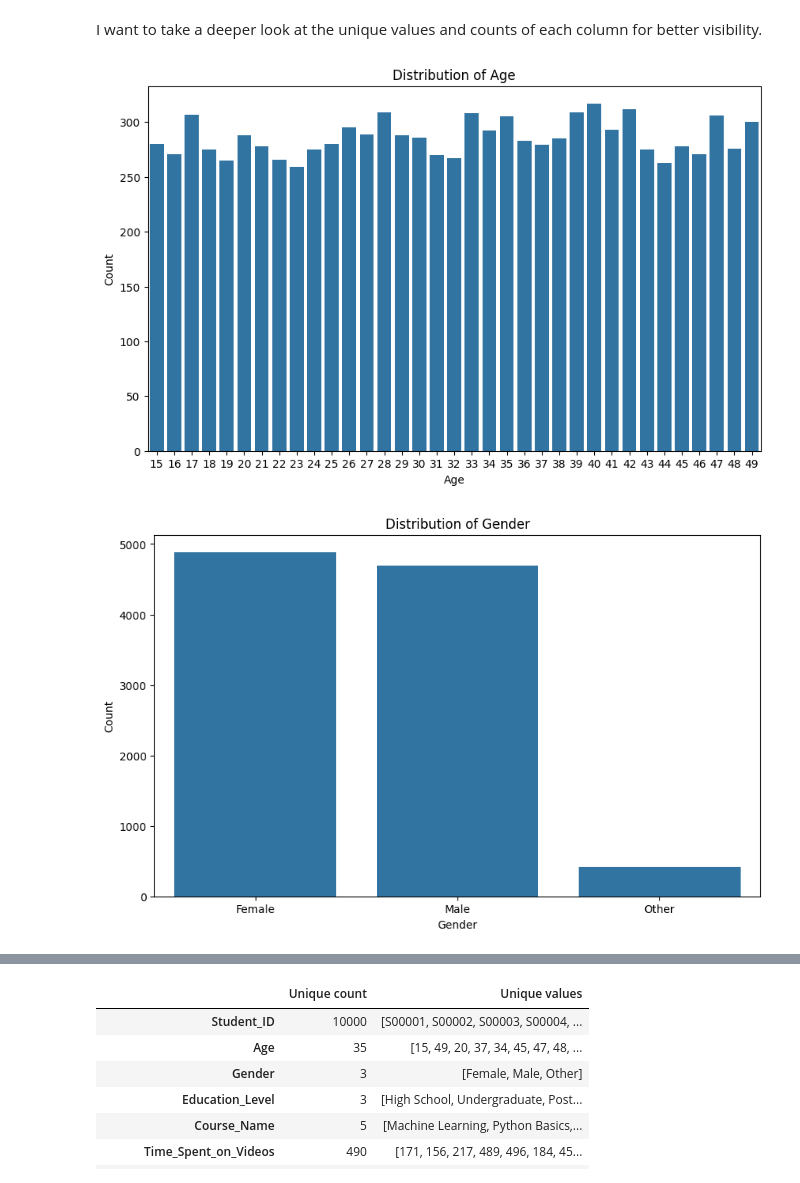
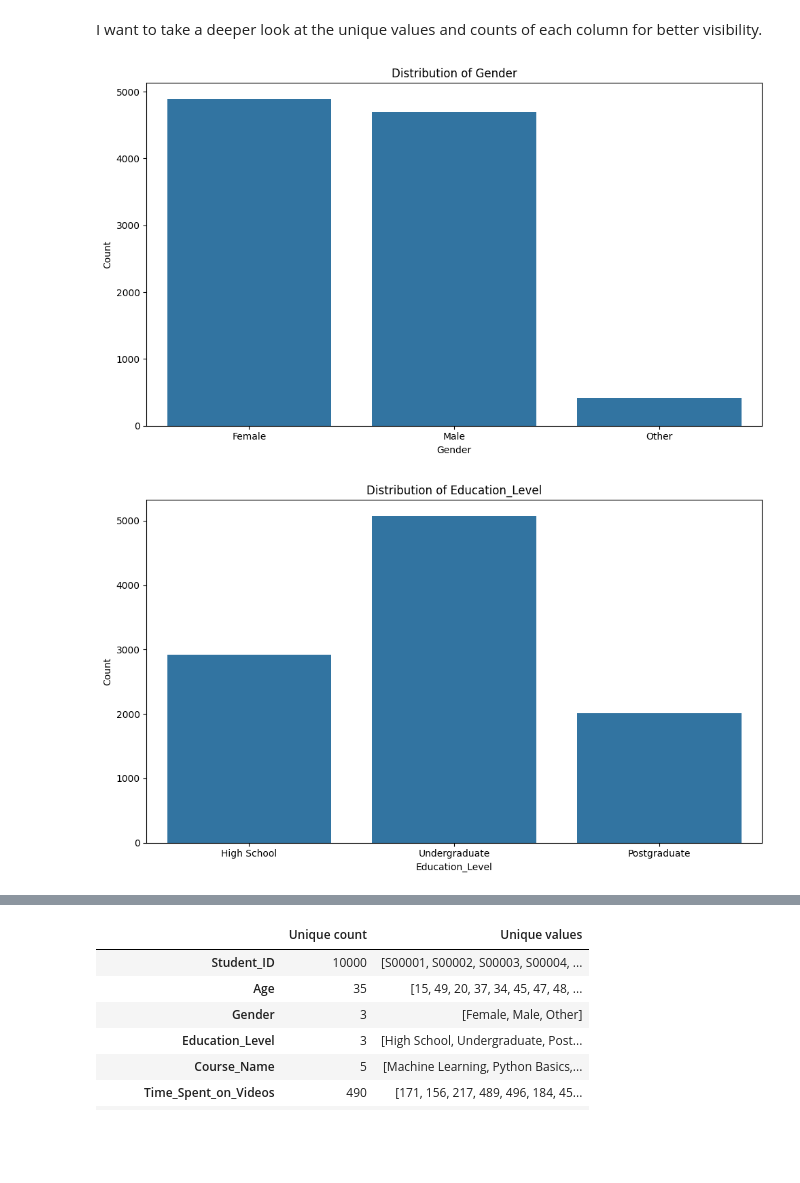
Before and after one commit to narendran-manoharan/synthetic_learning_behavior_analysis, a Jupyter notebook: project_work_jupyter_notebooks/synthetic_learning_behavior_analysis_extract.ipynb, the cells around one changed output, grey strips where cells are left out. Saved outputs shown, nothing was run; the diff lists cells and outputs as text; code cells hidden in the pictures; blank space fills up the shorter version.

Commit message:
Update countplot, histogram, and boxplot.

```diff
--- a/project_work_jupyter_notebooks/synthetic_learning_behavior_analysis_extract.ipynb
+++ b/project_work_jupyter_notebooks/synthetic_learning_behavior_analysis_extract.ipynb
@@ -286,14 +288,15 @@ The above summary statistics reveals the following:
 # %% [markdown]
 I want to take a deeper look at the unique values and counts of each column for better visibility.
 # %%
-for col in df.columns[1:]:# Dropping the student_id column as it is not relevant for analysis.
+for col in df.select_dtypes(include = "object").columns[1:]: # Dropping the student_id column as it is not relevant for analysis.
     plt.figure(figsize=(10, 6))
-    sns.countplot(data = df, x = col)
+    sns.countplot(data = df, x = col) #Understood that countplot is widely used for categorical data through my interactions with ChatGPT.
     plt.title(f"Distribution of {col}")
     plt.xlabel(col)
     plt.ylabel("Count")
     plt.xticks(rotation=0)
+    plt.tight_layout()
     plt.show()
 # %% [output]
-[figure, old version]
+[figure, new version]
-[figure, old version]
+[figure, new version]
```
Also changed, not shown: parts of 16 cells of this notebook.
